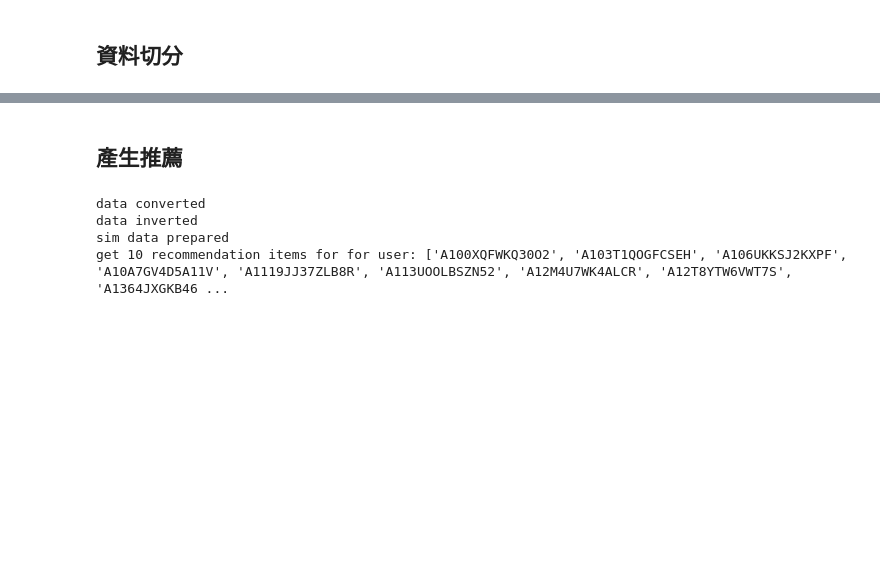
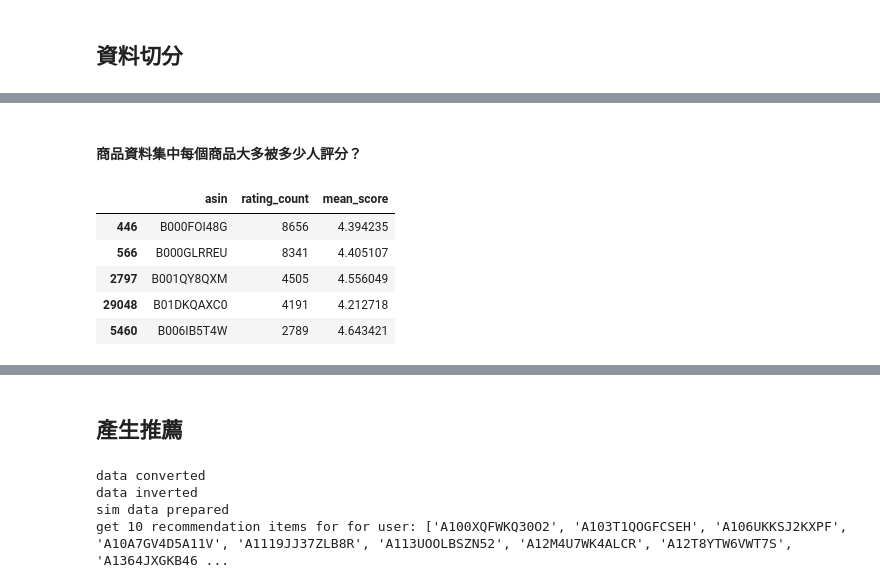
Before and after one commit to yeha98555/data-course-sample, a Jupyter notebook: S5/A6_cf-item-based.ipynb, the cells around one changed output, grey strips where cells are left out. Saved outputs shown, nothing was run; the diff lists cells and outputs as text; code cells hidden in the pictures; blank space fills up the shorter version.

```diff
--- a/S5/A6_cf-item-based.ipynb
+++ b/S5/A6_cf-item-based.ipynb
@@ -63,0 +200,15 @@ users = list(ratings_testings_by_user.keys())
+# %% [markdown]
+#### 商品資料集中每個商品大多被多少人評分？
+# %%
+ratings_trainings_item = ratings_trainings_unique.groupby('asin') \
+       .agg({'reviewerID':'size', 'overall':'mean'}) \
+       .rename(columns={'reviewerID':'rating_count','overall':'mean_score'}) \
+       .reset_index().sort_values('rating_count', ascending=False)
+ratings_trainings_item.head()
+# %% [output]
+|  | asin | rating_count | mean_score |
+| 446 | B000FOI48G | 8656 | 4.394235 |
+| 566 | B000GLRREU | 8341 | 4.405107 |
+| 2797 | B001QY8QXM | 4505 | 4.556049 |
+| 29048 | B01DKQAXC0 | 4191 | 4.212718 |
+| 5460 | B006IB5T4W | 2789 | 4.643421 |
```
Also changed, not shown: parts of 42 cells of this notebook.
